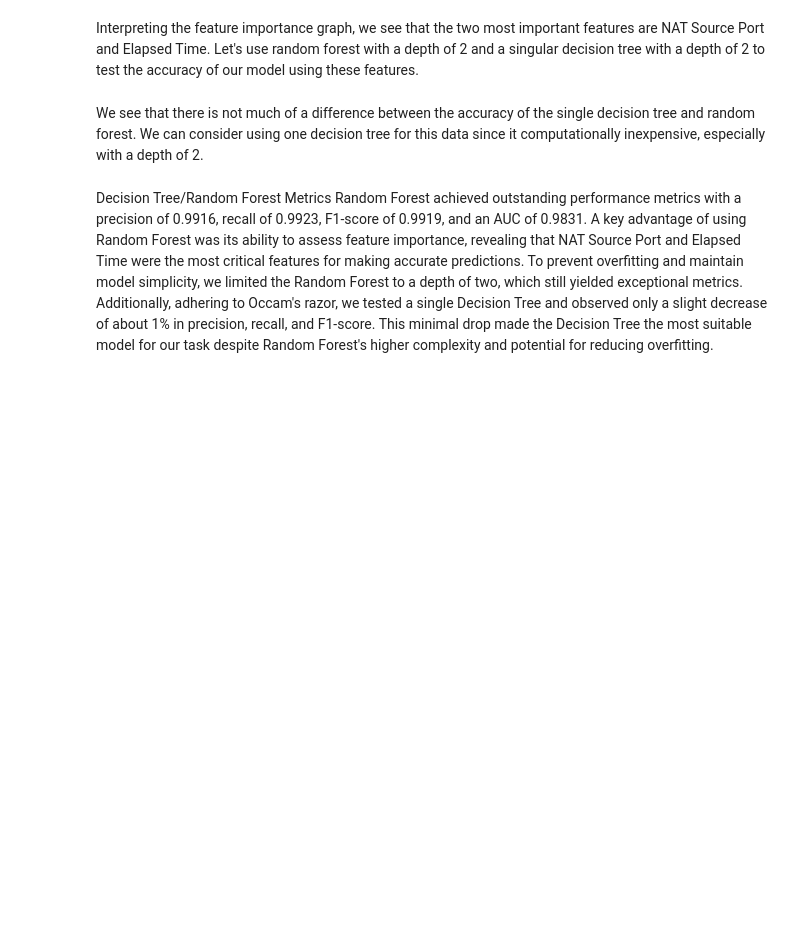
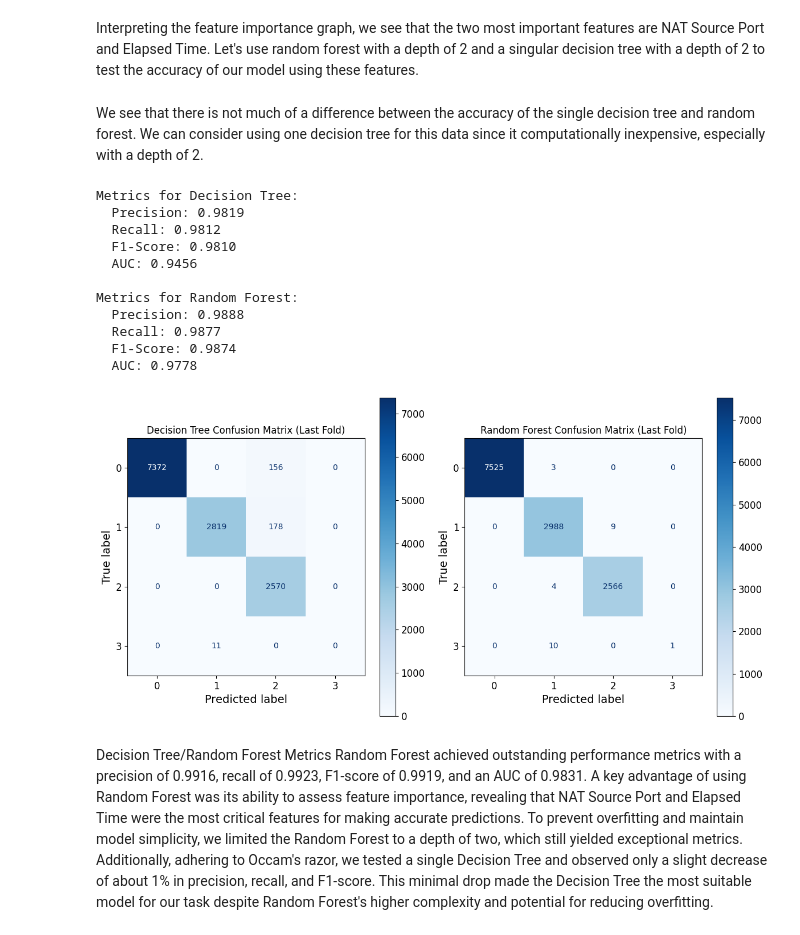
Before and after one commit to JeremiahHerring/Predict-Firewall-Actions, a Jupyter notebook: 4 or more ML Classifiers.ipynb, the cells around one changed output. Saved outputs shown, nothing was run; the diff lists cells and outputs as text; code cells hidden in the pictures; blank space fills up the shorter version.

Commit message:
update decision tree to be depth of 2

```diff
--- a/4 or more ML Classifiers.ipynb
+++ b/4 or more ML Classifiers.ipynb
@@ -117,7 +166,7 @@ rf_metrics = []
 tree_conf_matrices = []
 rf_conf_matrices = []
 
-tree_model = DecisionTreeClassifier()
+tree_model = DecisionTreeClassifier(max_depth=2)
 rf_model = RandomForestClassifier()
 
 for train_index, test_index in skf.split(X, y):
@@ -152,33 +201,46 @@ for train_index, test_index in skf.split(X, y):
     rf_metrics.append((rf_precision, rf_recall, rf_f1, rf_auc))
 
 # Calculate averages across folds for both models
 tree_avg_metrics = pd.DataFrame(tree_metrics, columns=["Precision", "Recall", "F1-Score", "AUC"]).mean()
 rf_avg_metrics = pd.DataFrame(rf_metrics, columns=["Precision", "Recall", "F1-Score", "AUC"]).mean()
 
 # Print average metrics for both models
 print("Metrics for Decision Tree:")
 print(f"  Precision: {tree_avg_metrics['Precision']:.4f}")
 print(f"  Recall: {tree_avg_metrics['Recall']:.4f}")
 print(f"  F1-Score: {tree_avg_metrics['F1-Score']:.4f}")
 print(f"  AUC: {tree_avg_metrics['AUC']:.4f}")
 print()
 print("Metrics for Random Forest:")
 print(f"  Precision: {rf_avg_metrics['Precision']:.4f}")
 print(f"  Recall: {rf_avg_metrics['Recall']:.4f}")
 print(f"  F1-Score: {rf_avg_metrics['F1-Score']:.4f}")
 print(f"  AUC: {rf_avg_metrics['AUC']:.4f}")
 
 # Display confusion matrices for the last fold
 fig, axes = plt.subplots(1, 2, figsize=(12, 6))
 
 ConfusionMatrixDisplay(tree_conf_matrices[-1], display_labels=tree_model.classes_).plot(ax=axes[0], cmap="Blues")
 axes[0].set_title("Decision Tree Confusion Matrix (Last Fold)")
 
 ConfusionMatrixDisplay(rf_conf_matrices[-1], display_labels=rf_model.classes_).plot(ax=axes[1], cmap="Blues")
 axes[1].set_title("Random Forest Confusion Matrix (Last Fold)")
 
 plt.tight_layout()
 plt.show()
+# %% [output]
+Metrics for Decision Tree:
+  Precision: 0.9819
+  Recall: 0.9812
+  F1-Score: 0.9810
+  AUC: 0.9456
+
+Metrics for Random Forest:
+  Precision: 0.9888
+  Recall: 0.9877
+  F1-Score: 0.9874
+  AUC: 0.9778
+[figure, added]
 # %% [markdown]
 Decision Tree/Random Forest Metrics
 Random Forest achieved outstanding performance metrics with a precision of 0.9916, recall of 0.9923, F1-score of 0.9919, and an AUC of 0.9831. A key advantage of using Random Forest was its ability to assess feature importance, revealing that NAT Source Port and Elapsed Time were the most critical features for making accurate predictions. To prevent overfitting and maintain model simplicity, we limited the Random Forest to a depth of two, which still yielded exceptional metrics. Additionally, adhering to Occam's razor, we tested a single Decision Tree and observed only a slight decrease of about 1\% in precision, recall, and F1-score. This minimal drop made the Decision Tree the most suitable model for our task despite Random Forest's higher complexity and potential for reducing overfitting.
```
Also changed, not shown: parts of 14 cells of this notebook, 1 other file.
